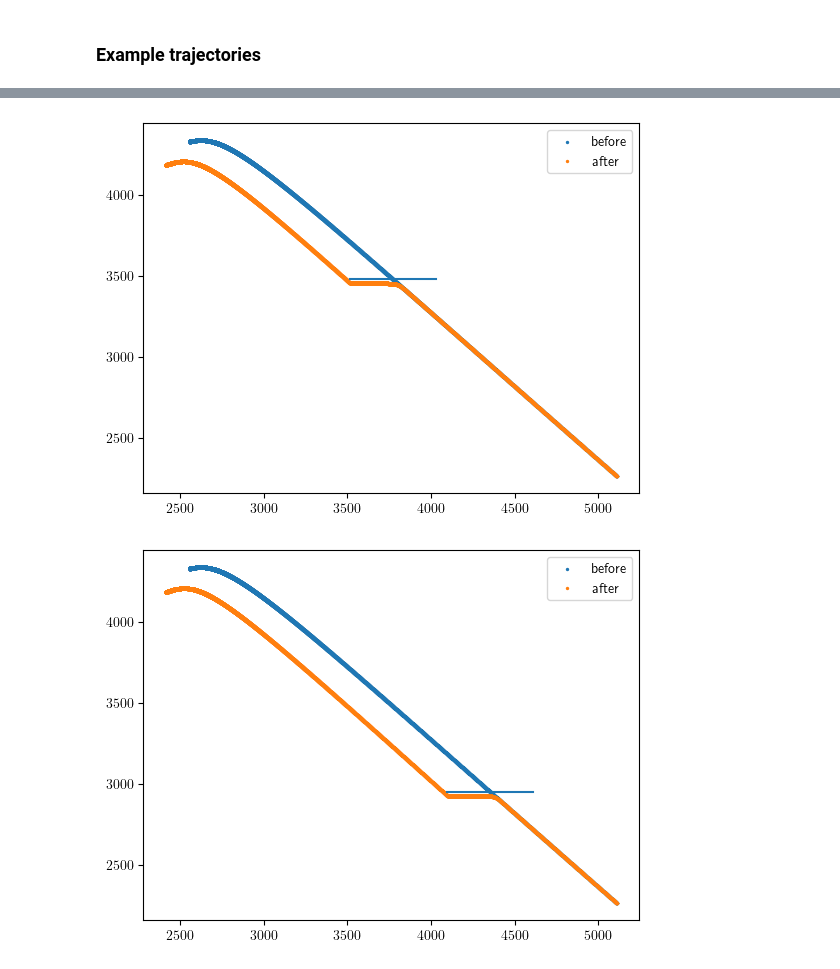
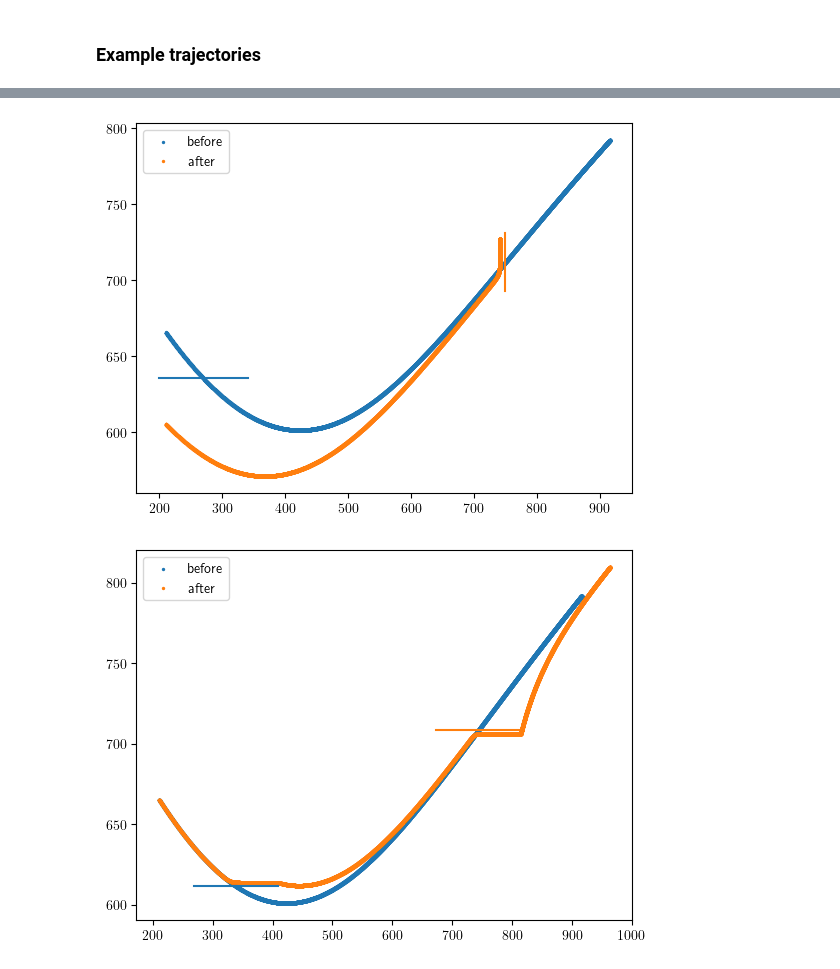
Before and after one commit to flowersteam/autodiscjax, a Jupyter notebook: examples/analyze_imgep_evaluation.ipynb, the cells around one changed output, grey strips where cells are left out. Saved outputs shown, nothing was run; the diff lists cells and outputs as text; code cells hidden in the pictures.

```diff
--- a/examples/analyze_imgep_evaluation.ipynb
+++ b/examples/analyze_imgep_evaluation.ipynb
@@ -145,7 +192,7 @@ plt.show()
 ### Example trajectories
 # %%
 # Show results
-sample_idx = 20
+sample_idx = 3
 perturbed_node_ids = perturbation_config.perturbed_node_ids
 for perturbation_idx in range(pipeline_config.n_perturbations):
     plt.figure()
@@ -162,2 +209,2 @@ for perturbation_idx in range(pipeline_config.n_perturbations):
-[figure, old version]
+[figure, new version]
-[figure, old version]
+[figure, new version]
```
Also changed, not shown: parts of 8 cells of this notebook, 6 other files.
